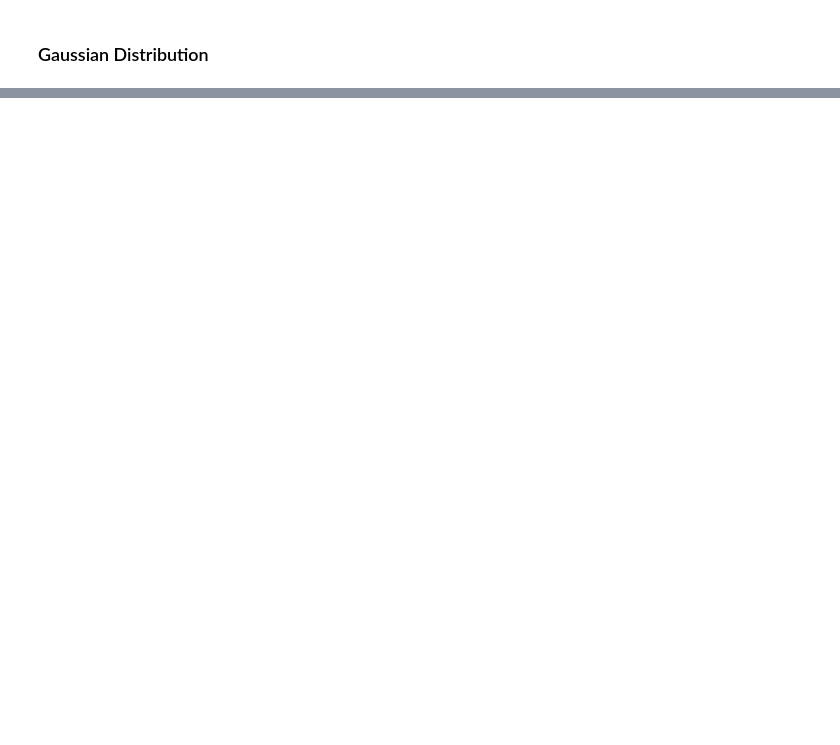
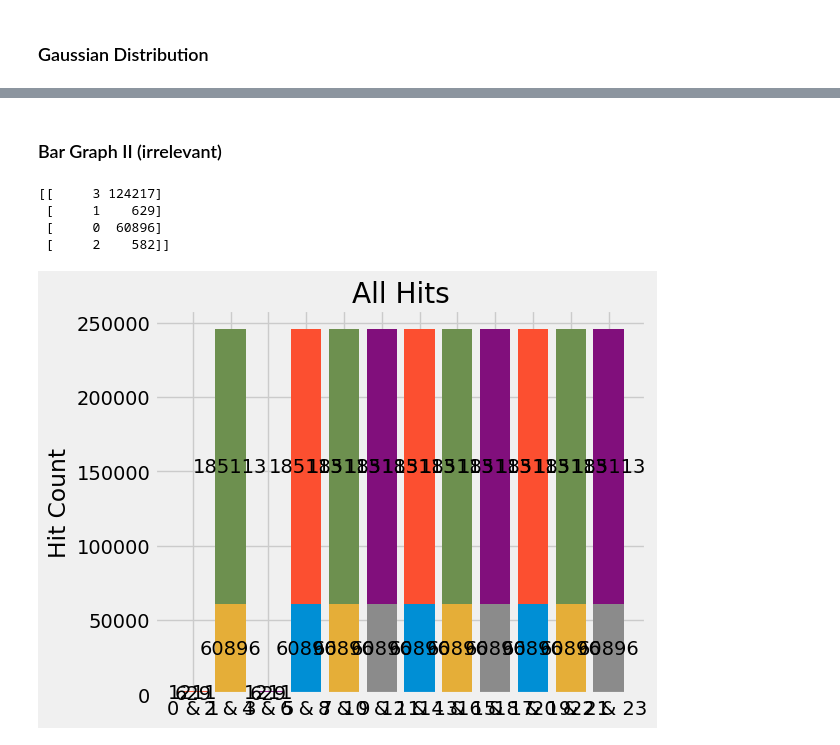
Before and after one commit to myosanssi/DESY-data-analysis, a Jupyter notebook: error_detection.ipynb, the cells around one changed output, grey strips where cells are left out. Cells and saved outputs as stored; diff of their text form; code cells hidden in the pictures; blank space fills up the shorter version.

```diff
--- a/error_detection.ipynb
+++ b/error_detection.ipynb
@@ -260,0 +471,65 @@ plt.show()
+# %% [markdown]
+### Bar Graph II (irrelevant)
+# %%
+hm_df = chunk_df.select([f"chunk_{i}" for i in range(12)])
+hm_df.select("chunk_0")
+
+value_counts = hm_df.unpivot().get_column("value").value_counts().to_numpy()
+print(value_counts)
+
+t0x, t0y = np.where(value_counts==0)
+t1x, t1y = np.where(value_counts==1)
+t2x, t2y = np.where(value_counts==2)
+t3x, t3y = np.where(value_counts==3)
+
+hit_types = {
+    "nonevent" : 0,
+    "0/0" : value_counts[t0x, t0y+1][0],
+    "0/1" : value_counts[t1x, t1y+1][0],
+    "1/0" : value_counts[t2x, t2y+1][0],
+    "1/1" : value_counts[t3x, t3y+1][0],
+}
+
+channels = {
+    "0 & 1"   : ["nonevent", "0/1", "1/0"],
+    "2 & 3" : ["nonevent", "0/0", "1/1"],
+    "4 & 5"   : ["nonevent", "0/1", "1/0"],
+    "6 & 7" : ["nonevent", "0/0", "1/1"],
+    "8 & 9" : ["nonevent", "0/0", "1/1"],
+    "10 & 11" : ["nonevent", "0/0", "1/1"],
+    "12 & 13" : ["nonevent", "0/0", "1/1"],
+    "14 & 15" : ["nonevent", "0/0", "1/1"],
+    "16 & 17" : ["nonevent", "0/0", "1/1"],
+    "18 & 19" : ["nonevent", "0/0", "1/1"],
+    "20 & 21" : ["nonevent", "0/0", "1/1"],
+    "22 & 23" : ["nonevent", "0/0", "1/1"]
+    }
+
+width = 0.5
+
+fig, ax = plt.subplots()
+
+for channel in channels.keys():
+    for idx, subtype in enumerate(channels[channel]):
+        if idx==0:
+            continue
+
+        top    = hit_types[channels[channel][idx]]
+        bottom = hit_types[channels[channel][idx-1]]
+        height = top+bottom
+        this_bar = ax.bar(x=channel, height=height, bottom=bottom, label=channels[channel][idx])
+        ax.bar_label(this_bar, label_type='center')
+
+#ax.legend()
+
+ax.set_title("All Hits")
+ax.set_ylabel("Hit Count")
+#plt.gca().set_yscale("log")
+plt.tight_layout()
+plt.show()
+# %% [output]
+[[     3 124217]
+ [     1    629]
+ [     0  60896]
+ [     2    582]]
+[figure, added]
```
Also changed, not shown: parts of 22 cells of this notebook.
